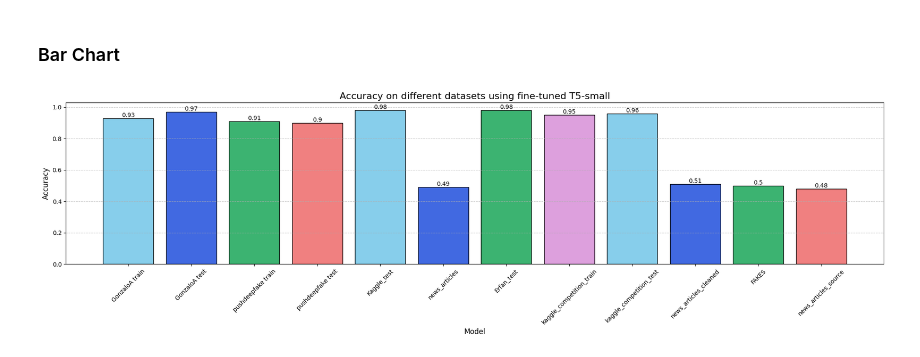
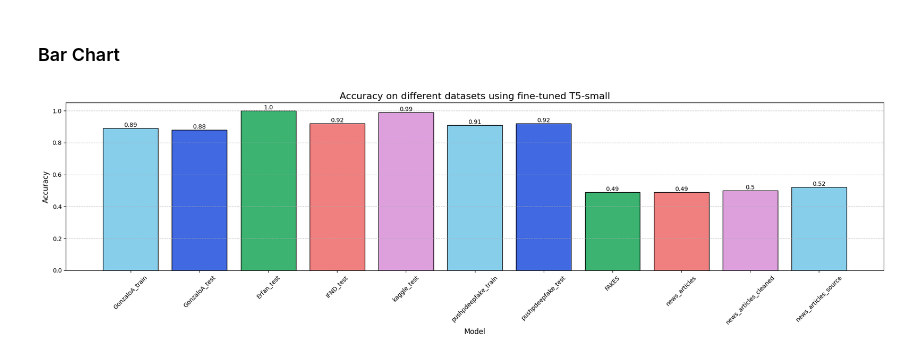
Before and after one commit to AnasElbattra/Hugging-face, a Jupyter notebook: FAKE-REAL/Notebooks/Fake_vs_Real_Trials_After_Cleaning.ipynb, the cells around one changed output. Saved outputs shown, nothing was run; the diff lists cells and outputs as text; code cells hidden in the pictures.

```diff
--- a/FAKE-REAL/Notebooks/Fake_vs_Real_Trials_After_Cleaning.ipynb
+++ b/FAKE-REAL/Notebooks/Fake_vs_Real_Trials_After_Cleaning.ipynb
@@ -812,87 +756,76 @@ weighted avg       0.49      0.48      0.48       100
 # %% [markdown]
 ### Bar Chart
 # %%
+import matplotlib.pyplot as plt
+
 # Model labels
 models = [
-    "GonzaloA train",
-    "GonzaloA test",
-    "pushdeepfake train",
-    "pushdeepfake test",
-    # "Kaggke_train",
-    "Kaggle_test",
+    "GonzaloA_train",
+    "GonzaloA_test",
+    "Erfan_test",
+    "IFND_test",
+    "kaggle_test",
+    "pushpdeepfake_train",
+    "pushpdeepfake_test",
+    "FAKES",
     "news_articles",
-    # "mrm8488_fake_news",
-    # "Erfan_train",
-    "Erfan_test",
-    "kaggle_competition_train",
-    "kaggle_competition_test",
     "news_articles_cleaned",
-    "FAKES",
     "news_articles_source",
 ]
 
 # Accuracy values
 accuracies = [
-    gonzoloa_train_acc,
-    gonzoloa_test_acc,
-    pushpdeepfake_train_acc,
-    pushpdeepfake_test_acc,
-    # kaggle_train_acc,
-    kaggle_test_acc,
-    news_articles_acc,
-    # mrm8488_fake_news_acc,
-    # Erfan_train_Acc,
-    Erfan_test_acc,
-    kaggle_competition_train_acc,
-    kaggle_competition_test_acc,
-    news_articles_cleaned_acc,
-    FAKES_acc,
-    news_articles_source_acc,
+    gonzaloa_train_accuracy,
+    gonzaloa_test_accuracy,
+    Erfan_test_accuracy,
+    IFND_test_accuracy,
+    kaggle_test_accuracy,
+    pushpdeepfake_train_accuracy,
+    pushpdeepfake_test_accuracy,
+    FAKES_accuracy,
+    news_articles_accuracy,
+    news_articles_cleaned_accuracy,
+    news_articles_source_accuracy,
 ]
 
-# Create a color list to distinguish between 'summ' and non-summ models
 colors = [
     "skyblue",
     "royalblue",
     "mediumseagreen",
     "lightcoral",
-    #   "plum",
-    "skyblue",
-    "royalblue",
-    "mediumseagreen",
-    #   "lightcoral",
     "plum",
     "skyblue",
     "royalblue",
     "mediumseagreen",
     "lightcoral",
     "plum",
+    "skyblue",
 ]
 
 # Create the bar plot
 plt.figure(figsize=(20, 6))
 bars = plt.bar(models, accuracies, color=colors, edgecolor="black")
 
 # Adding value labels on top of each bar
 for bar in bars:
     yval = bar.get_height()
     plt.text(
         bar.get_x() + bar.get_width() / 2,
         yval,
         round(yval, 2),
         va="bottom",
         ha="center",
     )
 
 plt.title("Accuracy on different datasets using fine-tuned T5-small", fontsize=16)
 plt.ylabel("Accuracy", fontsize=12)
 plt.xlabel("Model", fontsize=12)
 plt.xticks(rotation=45, fontsize=10)
 
 # Adding a grid
 plt.grid(axis="y", linestyle="--", alpha=0.7)
 
 plt.tight_layout()
 plt.show()
 # %% [output]
-[figure, old version]
+[figure, new version]
```
Also changed, not shown: parts of 63 cells of this notebook.
